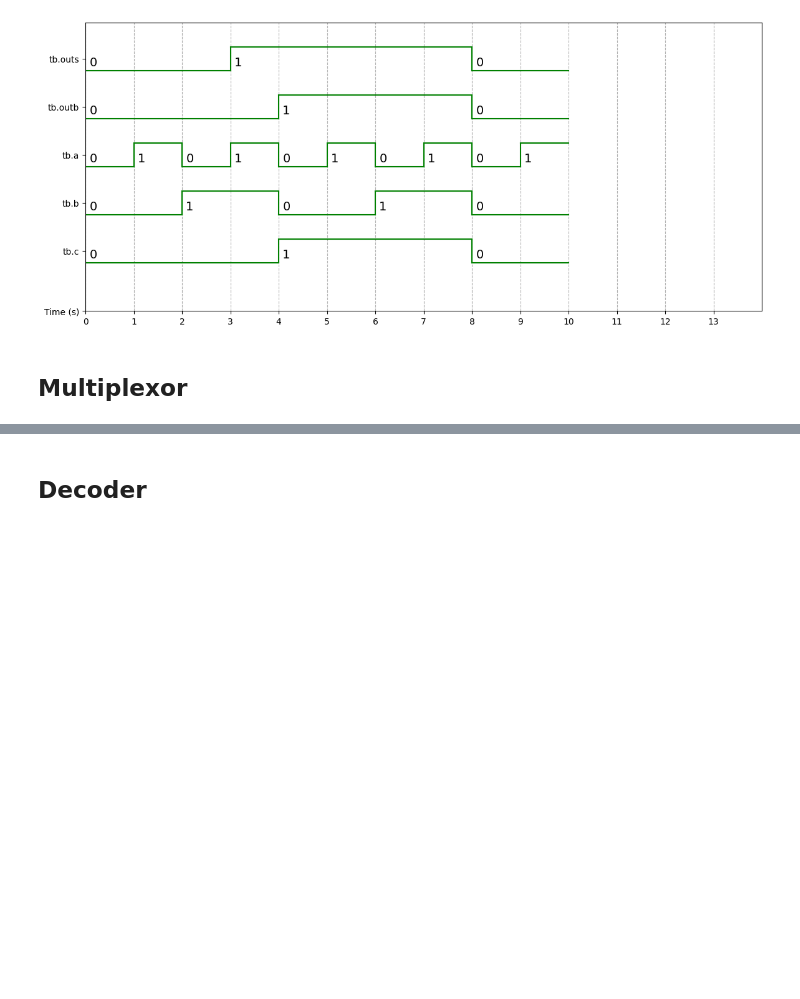
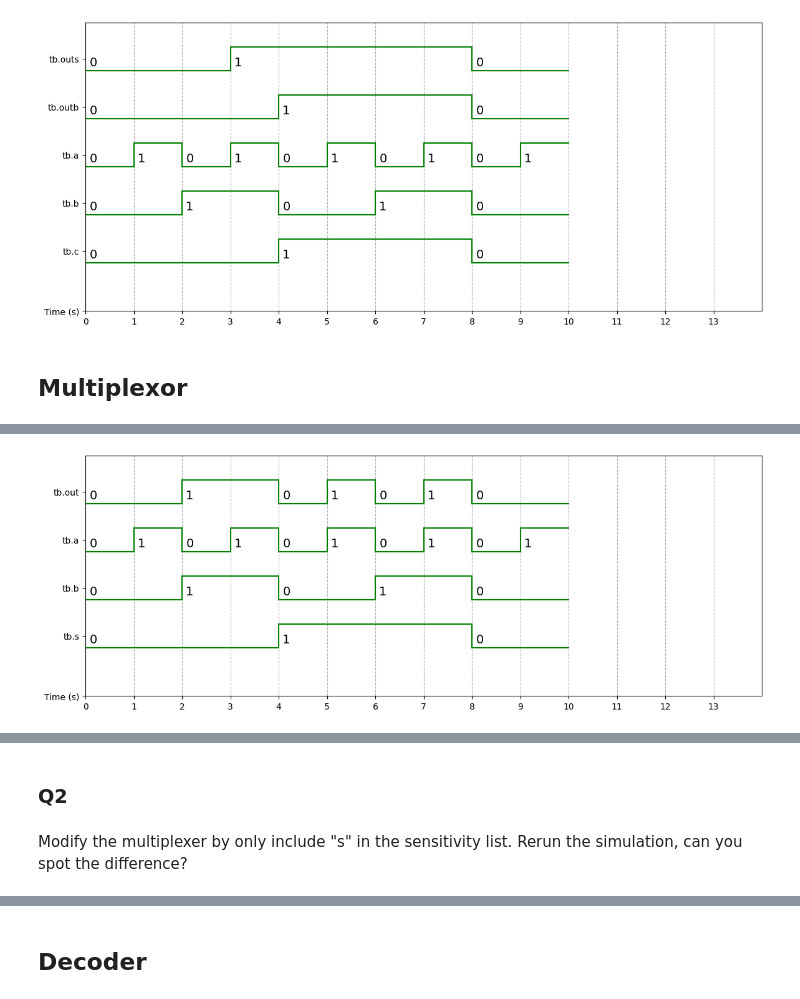
Before and after one commit to pe8sutd/DSL2025, a Jupyter notebook: VerilogGit.ipynb, the cells around one changed output, grey strips where cells are left out. Cells and saved outputs as stored; diff of their text form; code cells hidden in the pictures; blank space fills up the shorter version.

```diff
--- a/VerilogGit.ipynb
+++ b/VerilogGit.ipynb
@@ -845,2 +886,14 @@ base = 'bin' # bin, dec, dec2, hex, octal
+# %%
+%%waveform tb.vcd
+sign_list = ['tb.out','tb.a','tb.b','tb.s']
+time_begin = 0
+time_end = 13
+base = 'bin' # bin, dec, dec2, hex, octal
+# %% [output]
+[figure, added]
 # %% [markdown]
 ![](https://github.com/pe8sutd/DSL2025/blob/main/VerilogColab1/Slide92.PNG?raw=1)
+# %% [markdown]
+### Q2
+# %% [markdown]
+Modify the multiplexer by only include "s" in the sensitivity list. Rerun the simulation, can you spot the difference?
```
Also changed, not shown: parts of 11 cells of this notebook.
